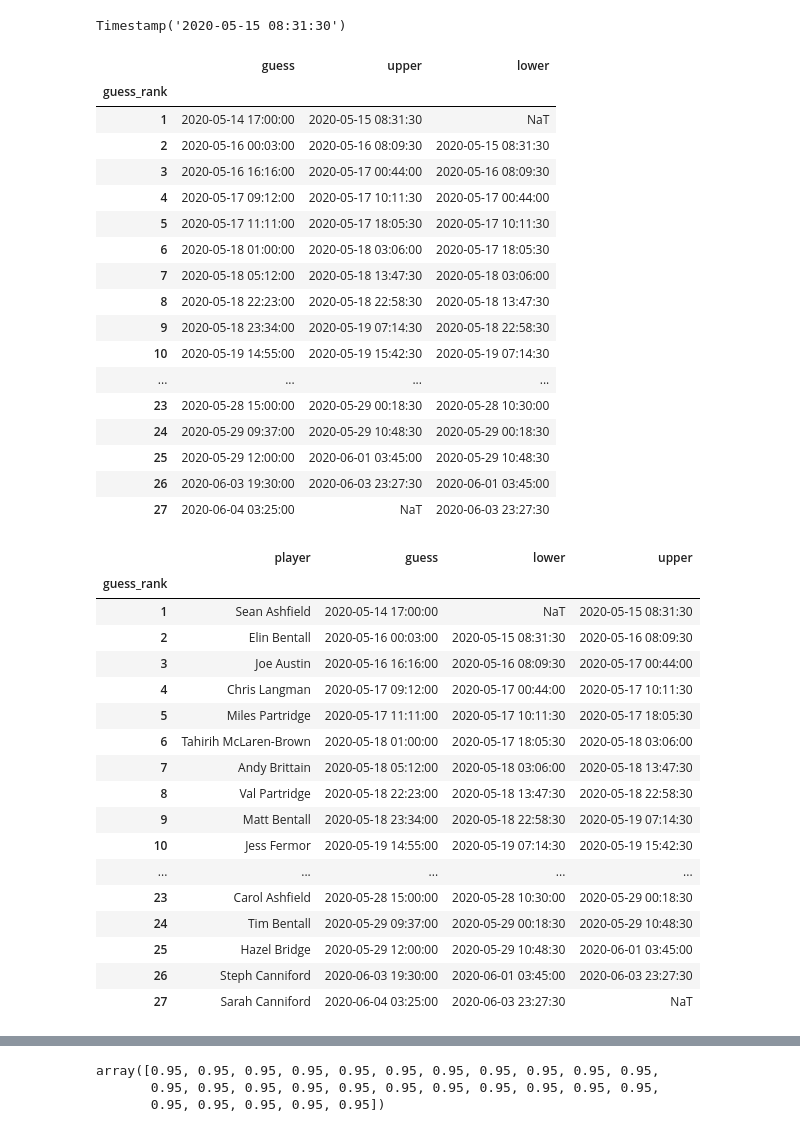
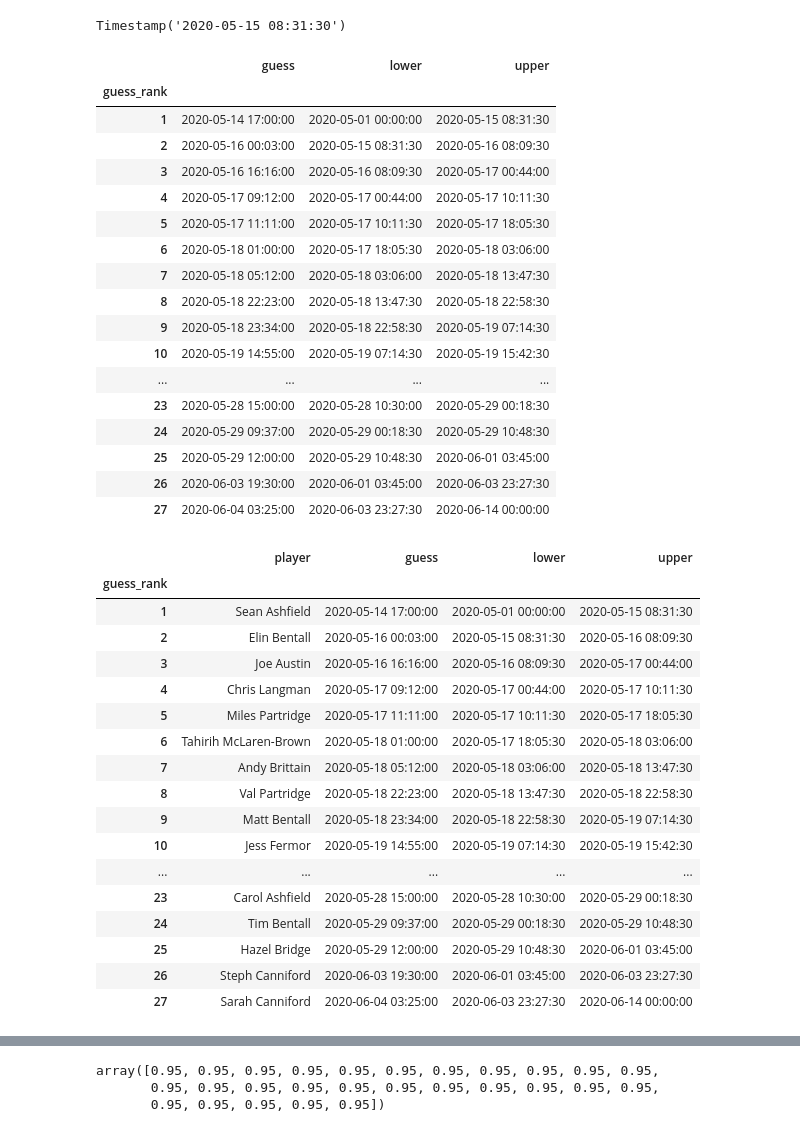
Before and after one commit to willcanniford/python-notes, a Jupyter notebook: baby_sweepstake/graph_guesses.ipynb, the cells around one changed output, grey strips where cells are left out. Saved outputs shown, nothing was run; the diff lists cells and outputs as text; code cells hidden in the pictures.

```diff
--- a/baby_sweepstake/graph_guesses.ipynb
+++ b/baby_sweepstake/graph_guesses.ipynb
@@ -49,55 +50,57 @@ Timestamp('2020-05-15 08:31:30')
 # %%
 boundaries = pd.DataFrame()
 
 for i in data.index:
     if i != 1 and i != data.index.max():
         idx_1 = data.loc[i - 1, "guess"]
         idx_2 = data.loc[i, "guess"]
         idx_3 = data.loc[i + 1, "guess"]
         lower = find_midpoint(idx_1, idx_2)
         upper = find_midpoint(idx_2, idx_3)
         iteration = pd.DataFrame({'guess_rank': i, 'guess':idx_2, 'lower':lower, 'upper':upper}, index=[0])
     elif i == data.index.max():
         idx_1 = data.loc[i - 1, "guess"]
         idx_2 = data.loc[i, "guess"]
         lower = find_midpoint(idx_1, idx_2)
-        iteration = pd.DataFrame({'guess_rank': i, 'guess':idx_2, 'lower':lower}, index=[0])
+        upper = datetime.datetime(2020,6,14)
+        iteration = pd.DataFrame({'guess_rank': i, 'guess':idx_2, 'lower':lower, 'upper':upper}, index=[0])
     else:
         idx_2 = data.loc[i, "guess"]
         idx_3 = data.loc[i + 1, "guess"]
+        lower = datetime.datetime(2020,5,1)
         upper = find_midpoint(idx_2, idx_3)
-        iteration = pd.DataFrame({'guess_rank': i, 'guess':idx_2, 'upper':upper}, index=[0])
+        iteration = pd.DataFrame({'guess_rank': i, 'guess':idx_2, 'lower':lower, 'upper':upper}, index=[0])
 
     boundaries = pd.concat([boundaries,iteration], ignore_index=True)
 
 boundaries.set_index('guess_rank', inplace=True)
 boundaries
 # %% [output]
-|  | guess | upper | lower |
+|  | guess | lower | upper |
 | guess_rank |  |  |  |
-| 1 | 2020-05-14 17:00:00 | 2020-05-15 08:31:30 | NaT |
-| 2 | 2020-05-16 00:03:00 | 2020-05-16 08:09:30 | 2020-05-15 08:31:30 |
-| 3 | 2020-05-16 16:16:00 | 2020-05-17 00:44:00 | 2020-05-16 08:09:30 |
-| 4 | 2020-05-17 09:12:00 | 2020-05-17 10:11:30 | 2020-05-17 00:44:00 |
-| 5 | 2020-05-17 11:11:00 | 2020-05-17 18:05:30 | 2020-05-17 10:11:30 |
-| 6 | 2020-05-18 01:00:00 | 2020-05-18 03:06:00 | 2020-05-17 18:05:30 |
-| 7 | 2020-05-18 05:12:00 | 2020-05-18 13:47:30 | 2020-05-18 03:06:00 |
-| 8 | 2020-05-18 22:23:00 | 2020-05-18 22:58:30 | 2020-05-18 13:47:30 |
-| 9 | 2020-05-18 23:34:00 | 2020-05-19 07:14:30 | 2020-05-18 22:58:30 |
-| 10 | 2020-05-19 14:55:00 | 2020-05-19 15:42:30 | 2020-05-19 07:14:30 |
+| 1 | 2020-05-14 17:00:00 | 2020-05-01 00:00:00 | 2020-05-15 08:31:30 |
+| 2 | 2020-05-16 00:03:00 | 2020-05-15 08:31:30 | 2020-05-16 08:09:30 |
+| 3 | 2020-05-16 16:16:00 | 2020-05-16 08:09:30 | 2020-05-17 00:44:00 |
+| 4 | 2020-05-17 09:12:00 | 2020-05-17 00:44:00 | 2020-05-17 10:11:30 |
+| 5 | 2020-05-17 11:11:00 | 2020-05-17 10:11:30 | 2020-05-17 18:05:30 |
+| 6 | 2020-05-18 01:00:00 | 2020-05-17 18:05:30 | 2020-05-18 03:06:00 |
+| 7 | 2020-05-18 05:12:00 | 2020-05-18 03:06:00 | 2020-05-18 13:47:30 |
+| 8 | 2020-05-18 22:23:00 | 2020-05-18 13:47:30 | 2020-05-18 22:58:30 |
+| 9 | 2020-05-18 23:34:00 | 2020-05-18 22:58:30 | 2020-05-19 07:14:30 |
+| 10 | 2020-05-19 14:55:00 | 2020-05-19 07:14:30 | 2020-05-19 15:42:30 |
 | ... | ... | ... | ... |
-| 23 | 2020-05-28 15:00:00 | 2020-05-29 00:18:30 | 2020-05-28 10:30:00 |
-| 24 | 2020-05-29 09:37:00 | 2020-05-29 10:48:30 | 2020-05-29 00:18:30 |
-| 25 | 2020-05-29 12:00:00 | 2020-06-01 03:45:00 | 2020-05-29 10:48:30 |
-| 26 | 2020-06-03 19:30:00 | 2020-06-03 23:27:30 | 2020-06-01 03:45:00 |
-| 27 | 2020-06-04 03:25:00 | NaT | 2020-06-03 23:27:30 |
+| 23 | 2020-05-28 15:00:00 | 2020-05-28 10:30:00 | 2020-05-29 00:18:30 |
+| 24 | 2020-05-29 09:37:00 | 2020-05-29 00:18:30 | 2020-05-29 10:48:30 |
+| 25 | 2020-05-29 12:00:00 | 2020-05-29 10:48:30 | 2020-06-01 03:45:00 |
+| 26 | 2020-06-03 19:30:00 | 2020-06-01 03:45:00 | 2020-06-03 23:27:30 |
+| 27 | 2020-06-04 03:25:00 | 2020-06-03 23:27:30 | 2020-06-14 00:00:00 |
 # %%
 joined = data.join(boundaries.loc[:, ['lower','upper']], rsuffix='_r').sort_index()
 joined.loc[:, ['player','guess','lower','upper']]
 # %% [output]
 |  | player | guess | lower | upper |
 | guess_rank |  |  |  |  |
-| 1 | Sean Ashfield | 2020-05-14 17:00:00 | NaT | 2020-05-15 08:31:30 |
+| 1 | Sean Ashfield | 2020-05-14 17:00:00 | 2020-05-01 00:00:00 | 2020-05-15 08:31:30 |
 | 2 | Elin Bentall | 2020-05-16 00:03:00 | 2020-05-15 08:31:30 | 2020-05-16 08:09:30 |
 | 3 | Joe Austin | 2020-05-16 16:16:00 | 2020-05-16 08:09:30 | 2020-05-17 00:44:00 |
 | 4 | Chris Langman | 2020-05-17 09:12:00 | 2020-05-17 00:44:00 | 2020-05-17 10:11:30 |
@@ -112,7 +115,7 @@ joined.loc[:, ['player','guess','lower','upper']]
 | 24 | Tim Bentall | 2020-05-29 09:37:00 | 2020-05-29 00:18:30 | 2020-05-29 10:48:30 |
 | 25 | Hazel Bridge | 2020-05-29 12:00:00 | 2020-05-29 10:48:30 | 2020-06-01 03:45:00 |
 | 26 | Steph Canniford | 2020-06-03 19:30:00 | 2020-06-01 03:45:00 | 2020-06-03 23:27:30 |
-| 27 | Sarah Canniford | 2020-06-04 03:25:00 | 2020-06-03 23:27:30 | NaT |
+| 27 | Sarah Canniford | 2020-06-04 03:25:00 | 2020-06-03 23:27:30 | 2020-06-14 00:00:00 |
 # %%
 joined["total_range"] = joined.upper - joined.lower
 joined.sort_values('total_range')
```
Also changed, not shown: parts of 10 cells of this notebook.
